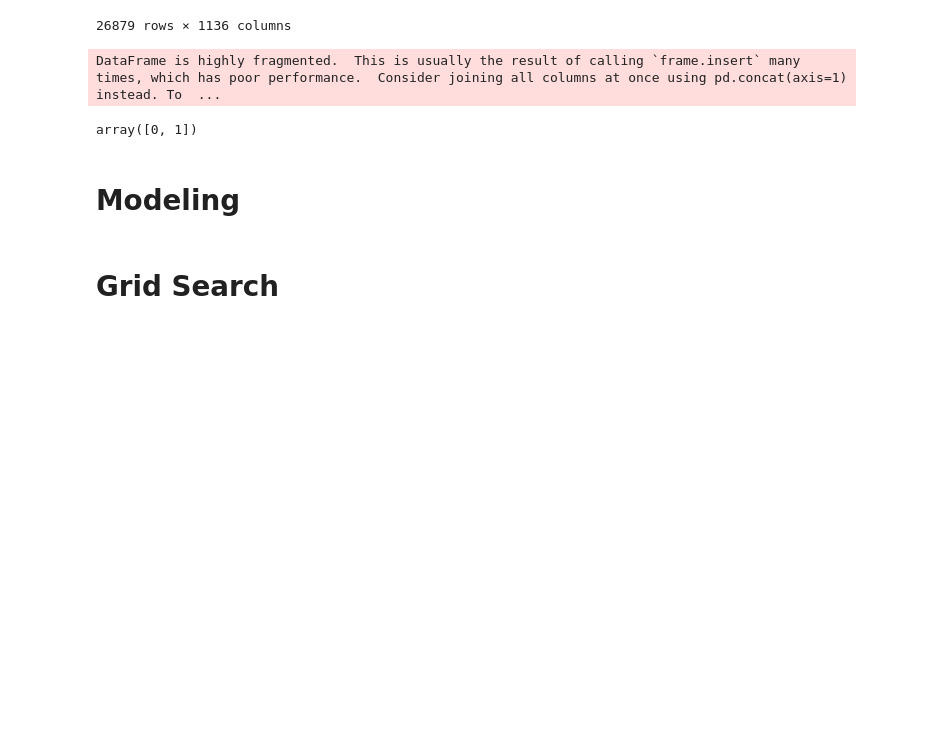
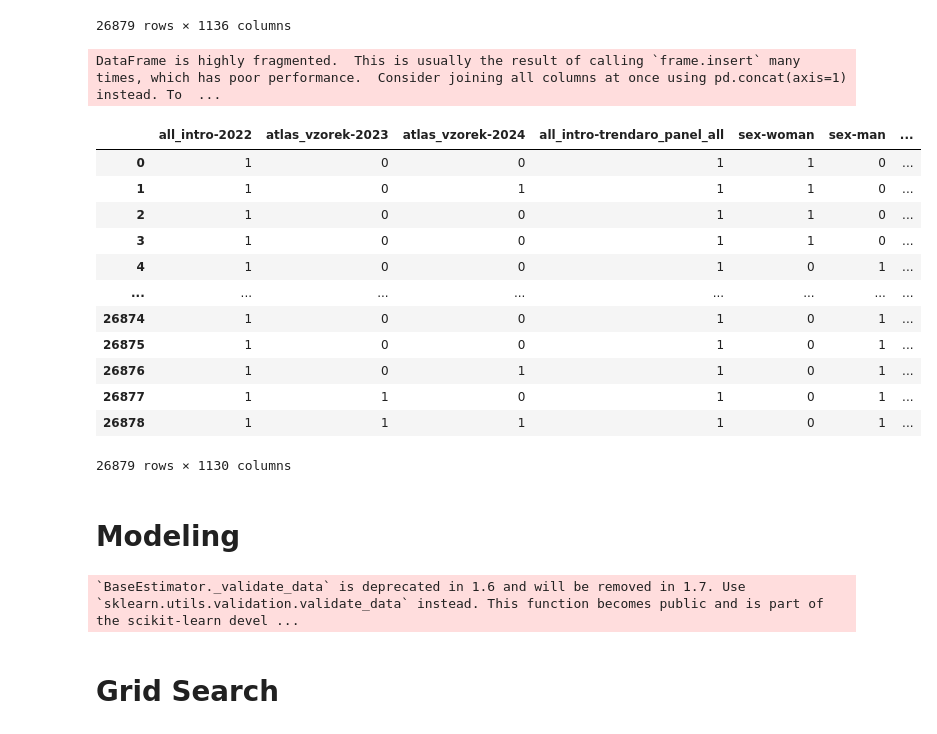
Before and after one commit to vuva00/DP-DataEight, a Jupyter notebook: sandbox/data-prep&modeling.ipynb, the cells around one changed output. Drawn from its saved outputs; the diff is of its cells as text; code cells hidden in the pictures; blank space fills up the shorter version.

Commit message:
New model and confusion matrix

```diff
--- a/sandbox/data-prep&modeling.ipynb
+++ b/sandbox/data-prep&modeling.ipynb
@@ -234,16 +234,14 @@ df_merge_full
 26879 rows × 1136 columns
 # %%
 # split dataset into three categories
+def get_split_values(df_merge_full, value:int):
+    col_name = f'credits_{value}+'
+    df_modeling = df_merge_full.drop(columns=['id', 'changed_at', 'user', 'batch', 'state', 'user_id'])
+    df_modeling[col_name] = (df_modeling['credits'] > value).astype(int)
+    df_modeling = df_modeling.drop(columns=['credits'])
 
-df_modeling = df_merge_full.drop(columns=['id', 'changed_at', 'user', 'batch', 'state', 'user_id'])
-df_modeling['credits_601+'] = (df_modeling['credits'] > 600).astype(int)
-df_modeling = df_modeling.drop(columns=['credits'])
+    fig = px.bar(pd.DataFrame(df_modeling[col_name].value_counts().reset_index()), x=col_name, y='count', title='Credits Category Distribution')
+    fig.show()
 
-fig = px.bar(pd.DataFrame(df_modeling['credits_601+'].value_counts().reset_index()), x='credits_601+', y='count', title='Credits Category Distribution')
-fig.show()
+    df_modeling = df_modeling[df_modeling[col_name].isnull()==False] # clean data from null values
+    return df_modeling, col_name
-# %% [output]
-DataFrame is highly fragmented.  This is usually the result of calling `frame.insert` many times, which has poor performance.  Consider joining all columns at once using pd.concat(axis=1) instead. To  ...
-# %%
-df_modeling['credits_601+'].unique()
-# %% [output]
-array([0, 1])
@@ -252,8 +248,26 @@ df_modeling = df_modeling[df_modeling['credits_601+'].isnull()==False] # clean d
+# %%
+df_modeling, colname = get_split_values(df_merge_full, 660)
+df_modeling
+# %% [output]
+DataFrame is highly fragmented.  This is usually the result of calling `frame.insert` many times, which has poor performance.  Consider joining all columns at once using pd.concat(axis=1) instead. To  ...
+|  | all_intro-2022 | atlas_vzorek-2023 | atlas_vzorek-2024 | all_intro-trendaro_panel_all | sex-woman | sex-man | ... |
+| 0 | 1 | 0 | 0 | 1 | 1 | 0 | ... |
+| 1 | 1 | 0 | 1 | 1 | 1 | 0 | ... |
+| 2 | 1 | 0 | 0 | 1 | 1 | 0 | ... |
+| 3 | 1 | 0 | 0 | 1 | 1 | 0 | ... |
+| 4 | 1 | 0 | 0 | 1 | 0 | 1 | ... |
+| ... | ... | ... | ... | ... | ... | ... | ... |
+| 26874 | 1 | 0 | 0 | 1 | 0 | 1 | ... |
+| 26875 | 1 | 0 | 0 | 1 | 0 | 1 | ... |
+| 26876 | 1 | 0 | 1 | 1 | 0 | 1 | ... |
+| 26877 | 1 | 1 | 0 | 1 | 0 | 1 | ... |
+| 26878 | 1 | 1 | 1 | 1 | 0 | 1 | ... |
+26879 rows × 1130 columns
 # %% [markdown]
 # Modeling
 # %%
-y = df_modeling['credits_601+']
-X = df_modeling.drop(columns=['credits_601+'])
+y = df_modeling[colname]
+X = df_modeling.drop(columns=[colname])
 
 def split_data(X, y, test_size=0.2, stratify=True, random_state=42):
     """
@@ -283,6 +297,8 @@ X_train, X_test, y_train, y_test = train_test_split(X, y, stratify=y , train_siz
 
 smote = SMOTE(random_state=42)
 X_train_smote, y_train_smote = smote.fit_resample(X_train, y_train)
+# %% [output]
+`BaseEstimator._validate_data` is deprecated in 1.6 and will be removed in 1.7. Use `sklearn.utils.validation.validate_data` instead. This function becomes public and is part of the scikit-learn devel ...
 # %% [markdown]
 # Grid Search
 # %%
```
Also changed, not shown: parts of 13 cells of this notebook, 13 other files.
